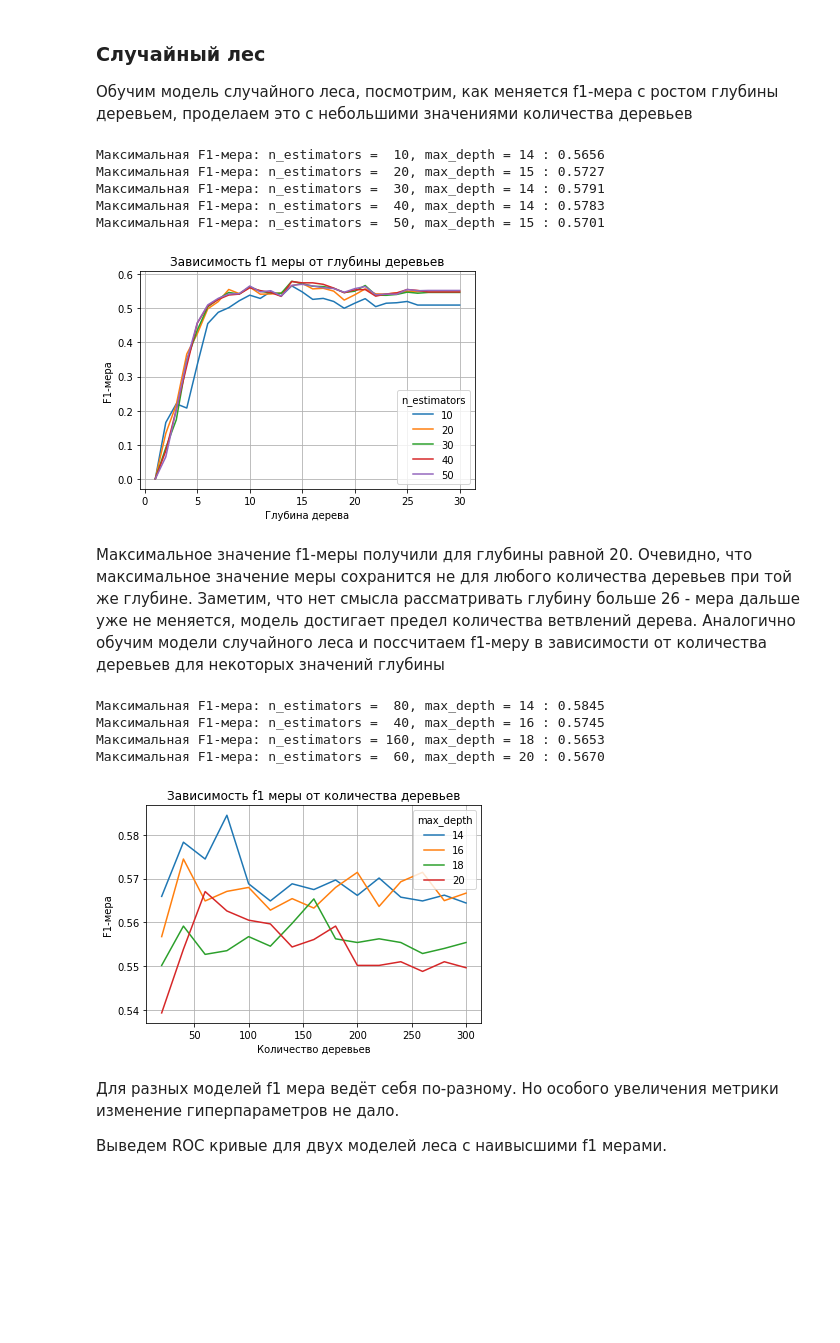
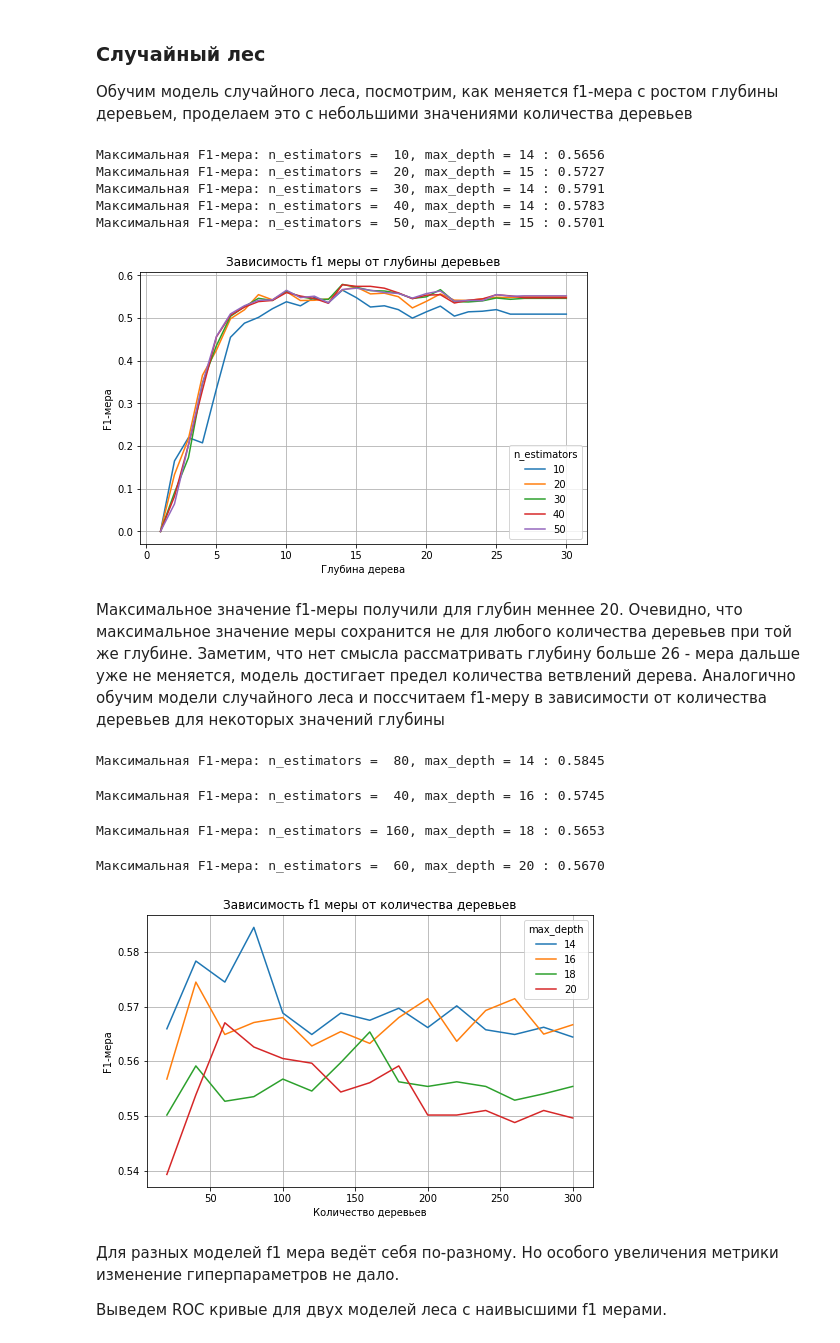
Before and after one commit to hairymax/Yandex.Practicum.DataScience, a Jupyter notebook: 2.2 Отток клиентов/project2.2.ipynb, the cells around one changed output. Saved outputs shown, nothing was run; the diff lists cells and outputs as text; code cells hidden in the pictures; blank space fills up the shorter version.

```diff
--- a/2.2 Отток клиентов/project2.2.ipynb
+++ b/2.2 Отток клиентов/project2.2.ipynb
@@ -166,6 +134,9 @@ def f1_test_decision_tree(X_train, y_train, X_test, y_test, max_depth=10, class_
         max_depth : int - значение глубины, до которого тестируем модели
         n_estimators : int - количество деревьев
         class_weight : str - флаг, балансировать ли классы
+
+        Возвращает:
+        DecisionTreeClassifier с наилучшим f1_score
     '''
     stat = {}
     # обучение, вычисление f1
@@ -177,14 +148,14 @@ def f1_test_decision_tree(X_train, y_train, X_test, y_test, max_depth=10, class_
         stat[dep] = f1_score(y_test, y_pred)
 
     # график
-    pd.Series(stat).plot(grid=True, figsize=(6,4),
+    pd.Series(stat).plot(grid=True,
         xlabel = 'Глубина дерева', ylabel = 'F1-мера',
         title  = 'Зависимость f1 меры от глубины для решающего дерева')
 
     max_f1_depth = max(stat, key=stat.get)
     print("Максимальная F1-мера = {:.4f}, глубина {:2d}".format(max(stat.values()), max_f1_depth))
-    return DecisionTreeClassifier(
-           max_depth=max_f1_depth, class_weight=class_weight, random_state=RANDOM_STATE)
+    return DecisionTreeClassifier(max_depth=max_f1_depth, class_weight=class_weight,
+                                  random_state=RANDOM_STATE)
 
 
 def f1_test_random_forest_depth(X_train, y_train, X_test, y_test,
@@ -192,11 +163,15 @@ def f1_test_random_forest_depth(X_train, y_train, X_test, y_test,
     ''' Функция определяет f1 меру для случайного леса деревьев с глубиной влоть до max_depth,
         количеством деревьем n_est, выводит график
 
+        Параметры:
         X_train, y_train : array-like - тренировочные признаки и метки
         X_test, y_test : array-like - тестовые признаки и метки
         depths : list/range - значения глубин, которые перебираем
         n_estimators : int - количество деревьев
         class_weight : str - флаг, балансировать ли классы
+
+        Возвращает:
+        tuple : (RandomForestClassifier с наилучшим f1_score, значение f1_score)
     '''
     stat = {}
     # обучение, вычисление f1
@@ -208,15 +183,16 @@ def f1_test_random_forest_depth(X_train, y_train, X_test, y_test,
         stat[dep] = f1_score(y_test, y_pred)
 
     # график
-    pd.Series(stat).plot(grid=True, figsize=(6,4),
+    pd.Series(stat).plot(grid=True,
         xlabel = 'Глубина дерева', ylabel = 'F1-мера',
         title  = 'Зависимость f1 меры от глубины деревьев')
 
     max_f1_depth = max(stat, key=stat.get)
     print("Максимальная F1-мера: n_estimators = {:3d}, max_depth = {:2d} : {:.4f}"
-              .format(n_estimators, max_f1_depth, max(stat.values() )))
-    return RandomForestClassifier(max_depth=max_f1_depth, n_estimators=n_estimators,
-                                  class_weight=class_weight, random_state=RANDOM_STATE)
+              .format(n_estimators, max_f1_depth, max(stat.values()) ))
+    return (RandomForestClassifier(max_depth=max_f1_depth, n_estimators=n_estimators,
+                                  class_weight=class_weight, random_state=RANDOM_STATE),
+            max(stat.values()) )
 
 
 def f1_test_random_forest_n_estimators(X_train, y_train, X_test, y_test,
@@ -224,11 +200,15 @@ def f1_test_random_forest_n_estimators(X_train, y_train, X_test, y_test,
     ''' Функция определяет f1 меру для случайного леса деревьев с глубиной max_depth,
         количеством деревьем из n_estimators, выводит график
 
+        Параметры:
         X_train, y_train : array-like - тренировочные признаки и метки
         X_test, y_test : array-like - тестовые признаки и метки
         max_depth : int - значение глубины
         n_estimators : list/range - значения количества деревьев, которые перебираем
         class_weight : str - флаг, балансировать ли классы
+
+        Возвращает:
+        tuple : (RandomForestClassifier с наилучшим f1_score, значение f1_score)
     '''
     stat = {}
     # обучение, вычисление f1
@@ -240,21 +220,22 @@ def f1_test_random_forest_n_estimators(X_train, y_train, X_test, y_test,
         stat[n_est] = f1_score(y_test, y_pred)
 
     # график
-    pd.Series(stat).plot(grid=True, figsize=(6,4),
+    pd.Series(stat).plot(grid=True,
         xlabel = 'Количество деревьев', ylabel = 'F1-мера',
         title  = 'Зависимость f1 меры от количества деревьев')
 
     max_f1_estimators = max(stat, key=stat.get)
     print("Максимальная F1-мера: n_estimators = {:3d}, max_depth = {:2d} : {:.4f}"
-              .format(max_f1_estimators, max_depth, max(stat.values() )))
-    return RandomForestClassifier(max_depth=max_depth, n_estimators=max_f1_estimators,
-                                  class_weight=class_weight, random_state=RANDOM_STATE)
+              .format(max_f1_estimators, max_depth, max(stat.values()) ))
+    return (RandomForestClassifier(max_depth=max_depth, n_estimators=max_f1_estimators,
+                                   class_weight=class_weight, random_state=RANDOM_STATE),
+            max(stat.values()) )
 # %% [markdown]
 ## Подготовка данных
 
 Загрузим данные и посмотрим информацию о датасете
 # %%
-df = pd.read_csv('/datasets/Churn.csv')
+df = pd.read_csv('../datasets/Churn.csv')
 df.info()
 df
 # %% [output]
@@ -490,34 +451,39 @@ F1: 0.5677233429394812
 проделаем это с небольшими значениями количества деревьев
 # %%
 n_est_list = [10, 20, 30, 40, 50]
+prev_score = 0
 for n_est in tqdm(n_est_list, desc='Общий прогресс'):
-    f1_test_random_forest_depth(X_train, y_train, X_val, y_val,
-                                depths=range(1,31), n_estimators=n_est)
+    model, score = f1_test_random_forest_depth(X_train, y_train, X_val, y_val,
+                            depths=range(1,31), n_estimators=n_est)
+    if score > prev_score:
+        rf_model1 = model
+
 plt.legend(n_est_list, title='n_estimators');
 # %% [output]
 Максимальная F1-мера: n_estimators =  10, max_depth = 14 : 0.5656
 Максимальная F1-мера: n_estimators =  20, max_depth = 15 : 0.5727
 Максимальная F1-мера: n_estimators =  30, max_depth = 14 : 0.5791
 Максимальная F1-мера: n_estimators =  40, max_depth = 14 : 0.5783
 Максимальная F1-мера: n_estimators =  50, max_depth = 15 : 0.5701
-[figure, old version]
+[figure, new version]
 # %% [markdown]
-Максимальное значение f1-меры получили для глубины равной 20. Очевидно, что максимальное значение меры сохранится не для любого количества деревьев при той же глубине. Заметим, что нет смысла рассматривать глубину больше 26 - мера дальше уже не меняется, модель достигает предел количества ветвлений дерева. Аналогично обучим модели случайного леса и поссчитаем f1-меру в зависимости от количества деревьев для некоторых значений глубины
+Максимальное значение f1-меры получили для глубин меннее 20. Очевидно, что максимальное значение меры сохранится не для любого количества деревьев при той же глубине. Заметим, что нет смысла рассматривать глубину больше 26 - мера дальше уже не меняется, модель достигает предел количества ветвлений дерева. Аналогично обучим модели случайного леса и поссчитаем f1-меру в зависимости от количества деревьев для некоторых значений глубины
 # %%
-rf_models = []
 depth_list = [14, 16, 18, 20]
+prev_score > 0
 for dep in tqdm(depth_list, desc='Общий прогресс'):
-    rf_models.append(
-        f1_test_random_forest_n_estimators(X_train, y_train, X_val, y_val,
-                                           max_depth=dep, n_estimators=range(20,301,20))
-    )
+    model, score = f1_test_random_forest_n_estimators(X_train, y_train, X_val, y_val,
+                                        max_depth=dep, n_estimators=range(20,301,20))
+    if score > prev_score:
+        rf_model2 = model
+
 plt.legend(depth_list, title='max_depth');
 # %% [output]
 Максимальная F1-мера: n_estimators =  80, max_depth = 14 : 0.5845
-Максимальная F1-мера: n_estimators =  40, max_depth = 16 : 0.5745
-Максимальная F1-мера: n_estimators = 160, max_depth = 18 : 0.5653
-Максимальная F1-мера: n_estimators =  60, max_depth = 20 : 0.5670
+Максимальная F1-мера: n_estimators =  40, max_depth = 16 : 0.5745
+Максимальная F1-мера: n_estimators = 160, max_depth = 18 : 0.5653
+Максимальная F1-мера: n_estimators =  60, max_depth = 20 : 0.5670
-[figure, old version]
+[figure, new version]
 # %% [markdown]
 Для разных моделей f1 мера ведёт себя по-разному. Но особого увеличения метрики изменение гиперпараметров не дало.
 
```
Also changed, not shown: parts of 48 cells of this notebook, 28 other files.
